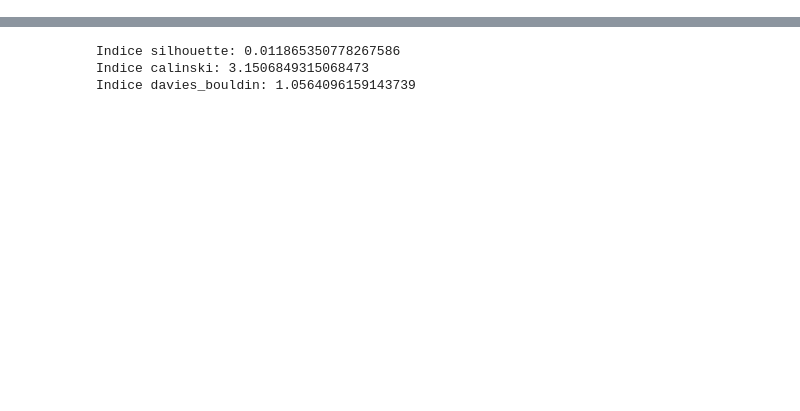
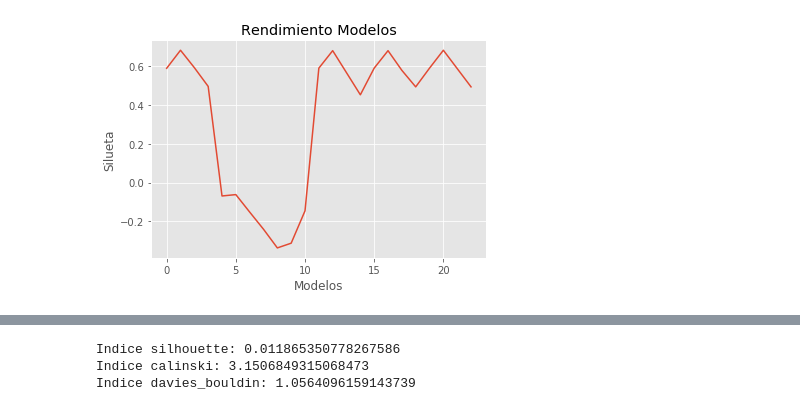
Before and after one commit to JorgeAraujoA/Cluster_Kaggle, a Jupyter notebook: notebooks/99.Code_New_Models.ipynb, the cells around one changed output, grey strips where cells are left out. Cells and saved outputs as stored; diff of their text form; code cells hidden in the pictures; blank space fills up the shorter version.

```diff
--- a/notebooks/99.Code_New_Models.ipynb
+++ b/notebooks/99.Code_New_Models.ipynb
@@ -150,0 +84,19 @@ modelo_dbscan.fit(X=X_scaled)
+# %%
+# Configuración DBSCAN
+numSam = range(4, 11)
+l_mod_DBSCAN = ['DBSCAN_nSample'+str(i) for i in numSam]
+iter_DBSCAN = [DBSCAN(eps=0.25, min_samples=i, n_jobs = -1) for i in numSam]
+# %%
+# Configuracion Jerarquico
+l_linkage = ['complete', 'average', 'ward']
+numCluster = range(3, 7)
+#l_mod_HClust = ['HClust_'+str(i)+'_'+str(j) for i in l_linkage]
+l_mod_HClust = []
+for i in l_linkage:
+    for j in numCluster:
+        l_mod_HClust = l_mod_HClust + ['HClust_'+str(i)+'_NCluster'+str(j)]
+#iter_HClust = [AgglomerativeClustering(affinity = 'euclidean',linkage  = i,distance_threshold = 0,n_clusters = None) for i in l_linkage]
+iter_HClust = []
+for i in l_linkage:
+    for j in numCluster:
+        iter_HClust = iter_HClust + [AgglomerativeClustering(affinity = 'euclidean',linkage  = i,n_clusters = j)]
@@ -150,0 +111,15 @@ modelo_dbscan.fit(X=X_scaled)
+# %%
+modCluster = [iter_model[i].fit(X) for i in range(len(iter_model))]
+cluster = [modCluster[i].labels_ for i in range(len(modCluster))]
+# %%
+silhou  = [metrics.silhouette_score(X, cluster[i]) for i in range(len(modCluster))]
+calinski = [metrics.calinski_harabasz_score(X, cluster[i]) for i in range(len(modCluster))]
+davies_bouldin = [metrics.davies_bouldin_score(X, cluster[i]) for i in range(len(modCluster))]
+
+plt.plot(silhou)
+plt.xlabel('Modelos')
+plt.ylabel('Silueta')
+plt.title('Rendimiento Modelos')
+plt.show()
+# %% [output]
+[figure, added]
```
Also changed, not shown: parts of 16 cells of this notebook.
